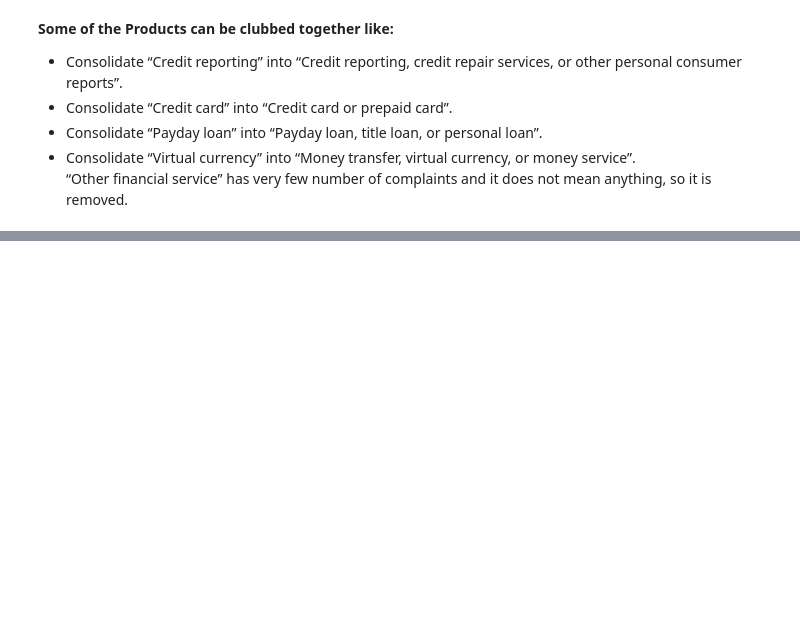
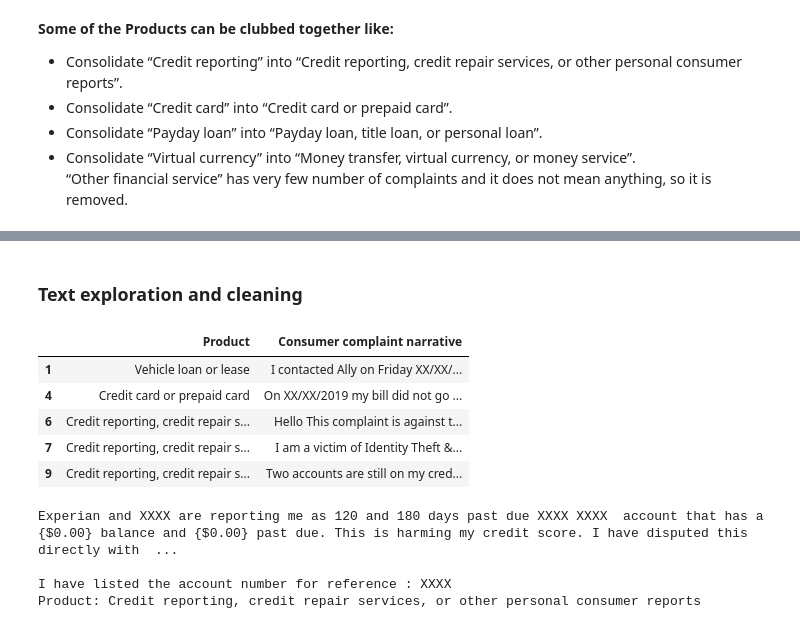
Before and after one commit to mayanksinghkgp/NLP_Projects, a Jupyter notebook: Multiclass Text Classification/Multiclass_consumer_complaints.ipynb, the cells around one changed output, grey strips where cells are left out. Saved outputs shown, nothing was run; the diff lists cells and outputs as text; code cells hidden in the pictures; blank space fills up the shorter version.

Commit message:
Text cleaning

```diff
--- a/Multiclass Text Classification/Multiclass_consumer_complaints.ipynb
+++ b/Multiclass Text Classification/Multiclass_consumer_complaints.ipynb
@@ -90,0 +116,11 @@ Name: Product, dtype: int64
+# %% [markdown]
+### Text exploration and cleaning
+# %%
+df1.head()
+# %% [output]
+|  | Product | Consumer complaint narrative |
+| 1 | Vehicle loan or lease | I contacted Ally on Friday XX/XX/... |
+| 4 | Credit card or prepaid card | On XX/XX/2019 my bill did not go ... |
+| 6 | Credit reporting, credit repair s... | Hello This complaint is against t... |
+| 7 | Credit reporting, credit repair s... | I am a victim of Identity Theft &... |
+| 9 | Credit reporting, credit repair s... | Two accounts are still on my cred... |
@@ -90,0 +133,7 @@ Name: Product, dtype: int64
+# %%
+print_plot(42)
+# %% [output]
+Experian and XXXX are reporting me as 120 and 180 days past due XXXX XXXX  account that has a {$0.00} balance and {$0.00} past due. This is harming my credit score. I have disputed this directly with  ...
+
+I have listed the account number for reference : XXXX
+Product: Credit reporting, credit repair services, or other personal consumer reports
```
Also changed, not shown: parts of 17 cells of this notebook.
